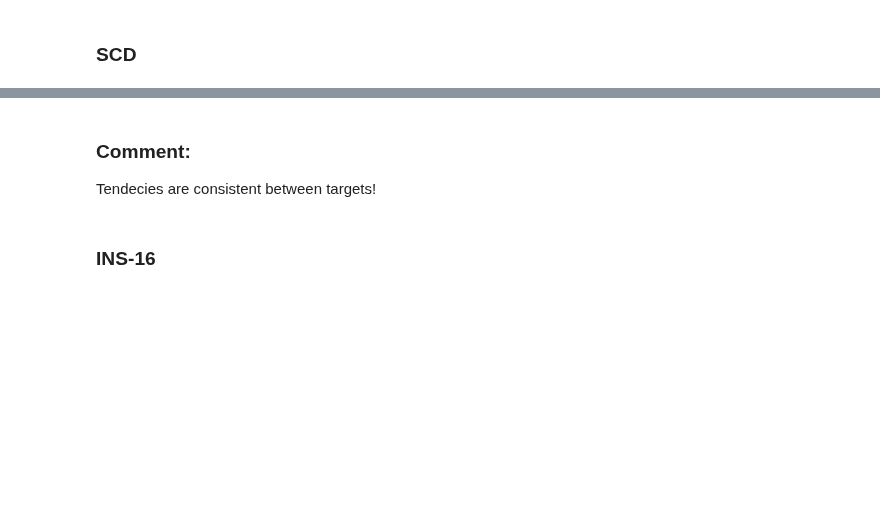
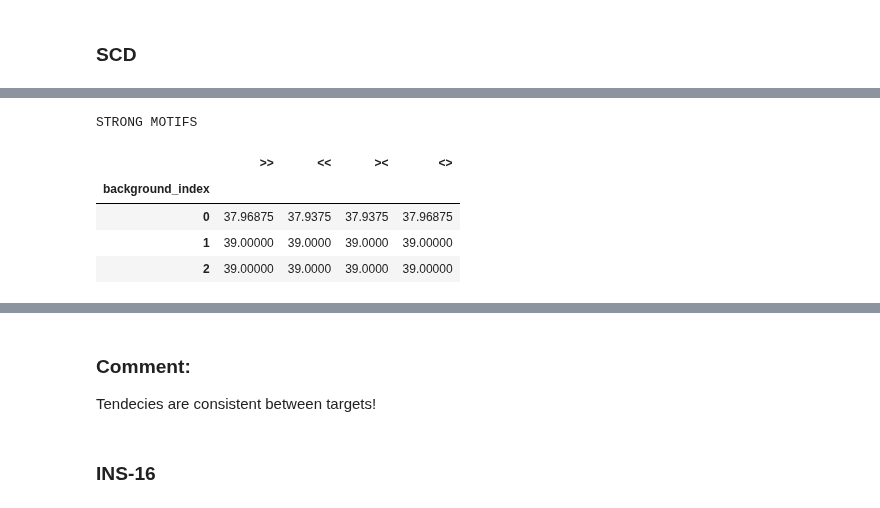
Before and after one commit to Fudenberg-Research-Group/akita_utils, a Jupyter notebook: bin/insert_virtual_flanks_experiment/analysis/big_experiment.ipynb, the cells around one changed output, grey strips where cells are left out. Cells and saved outputs as stored; diff of their text form; code cells hidden in the pictures; blank space fills up the shorter version.

```diff
--- a/bin/insert_virtual_flanks_experiment/analysis/big_experiment.ipynb
+++ b/bin/insert_virtual_flanks_experiment/analysis/big_experiment.ipynb
@@ -53,2 +123,19 @@ SCD_weak.groupby("background_index")["SCD_average"].mean()
+# %%
+right_weak = right_df[(right_df.strong == False)].groupby("background_index")["SCD_average"].mean()
+left_weak = left_df[(left_df.strong == False)].groupby("background_index")["SCD_average"].mean()
+convergent_weak = convergent_df[(convergent_df.strong == False)].groupby("background_index")["SCD_average"].mean()
+divergent_weak = divergent_df[(divergent_df.strong == False)].groupby("background_index")["SCD_average"].mean()
+
+print("STRONG MOTIFS")
+weak_backgrounds_ave = pd.concat([right_weak, left_weak, convergent_weak, divergent_weak], axis=1)
+weak_backgrounds_ave.columns = [">>", "<<", "><", "<>"]
+weak_backgrounds_ave
+# %% [output]
+STRONG MOTIFS
+|  | >> | << | >< | <> |
+| background_index |  |  |  |  |
+| 0 | 37.96875 | 37.9375 | 37.9375 | 37.96875 |
+| 1 | 39.00000 | 39.0000 | 39.0000 | 39.00000 |
+| 2 | 39.00000 | 39.0000 | 39.0000 | 39.00000 |
 # %% [markdown]
 ### Comment:
```
Also changed, not shown: parts of 18 cells of this notebook.
